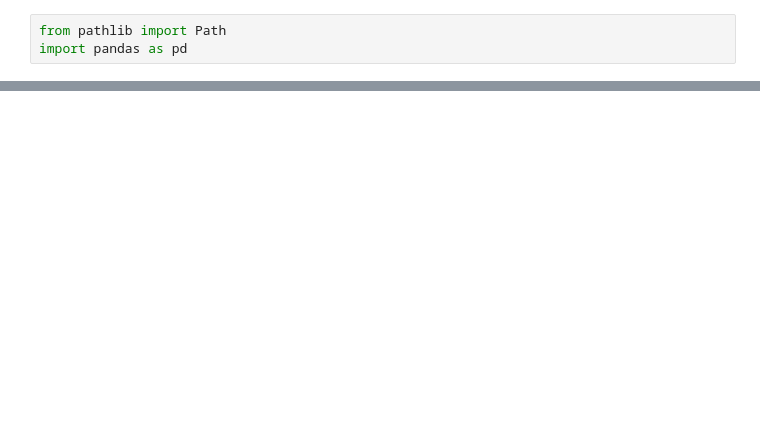
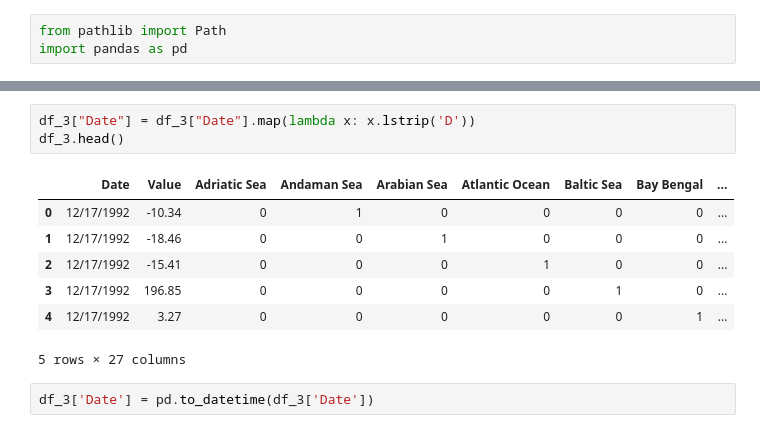
Before and after one commit to detmanski/climate_change_analysis, a Jupyter notebook: sea_levels.ipynb, the cells around one changed output, grey strips where cells are left out. Cells and saved outputs as stored; diff of their text form; blank space fills up the shorter version.

```diff
--- a/sea_levels.ipynb
+++ b/sea_levels.ipynb
@@ -9,0 +104,13 @@ FileNotFoundError: [Errno 2] No such file or directory: '../Resources/Change_in_
+# %%
+df_3["Date"] = df_3["Date"].map(lambda x: x.lstrip('D'))
+df_3.head()
+# %% [output]
+|  | Date | Value | Adriatic Sea | Andaman Sea | Arabian Sea | Atlantic Ocean | Baltic Sea | Bay Bengal | ... |
+| 0 | 12/17/1992 | -10.34 | 0 | 1 | 0 | 0 | 0 | 0 | ... |
+| 1 | 12/17/1992 | -18.46 | 0 | 0 | 1 | 0 | 0 | 0 | ... |
+| 2 | 12/17/1992 | -15.41 | 0 | 0 | 0 | 1 | 0 | 0 | ... |
+| 3 | 12/17/1992 | 196.85 | 0 | 0 | 0 | 0 | 1 | 0 | ... |
+| 4 | 12/17/1992 | 3.27 | 0 | 0 | 0 | 0 | 0 | 1 | ... |
+5 rows × 27 columns
+# %%
+df_3['Date'] = pd.to_datetime(df_3['Date'])
```
Also changed, not shown: parts of 9 cells of this notebook.
